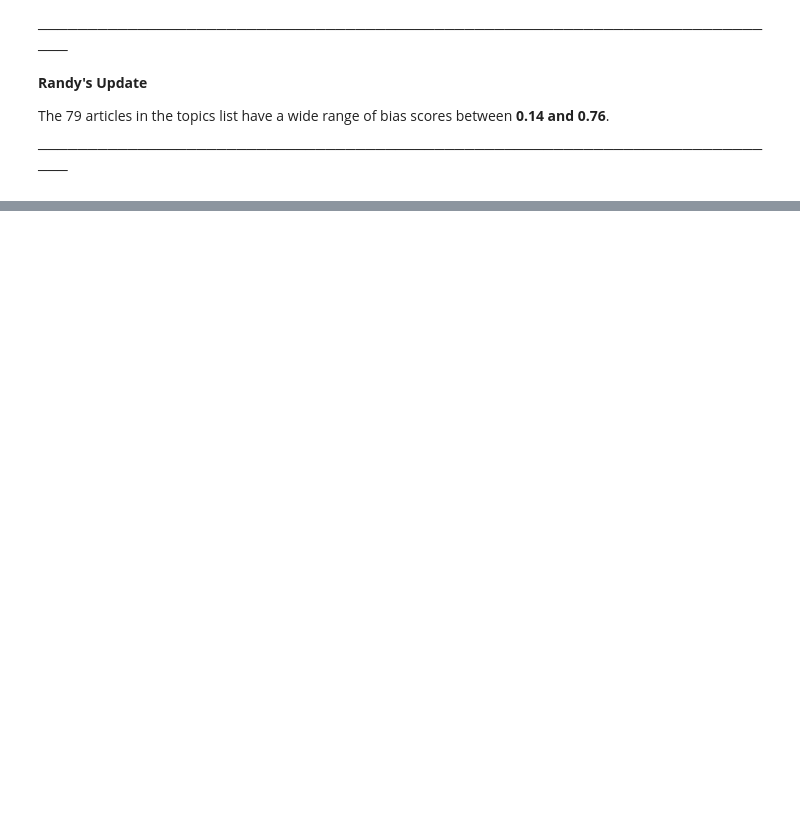
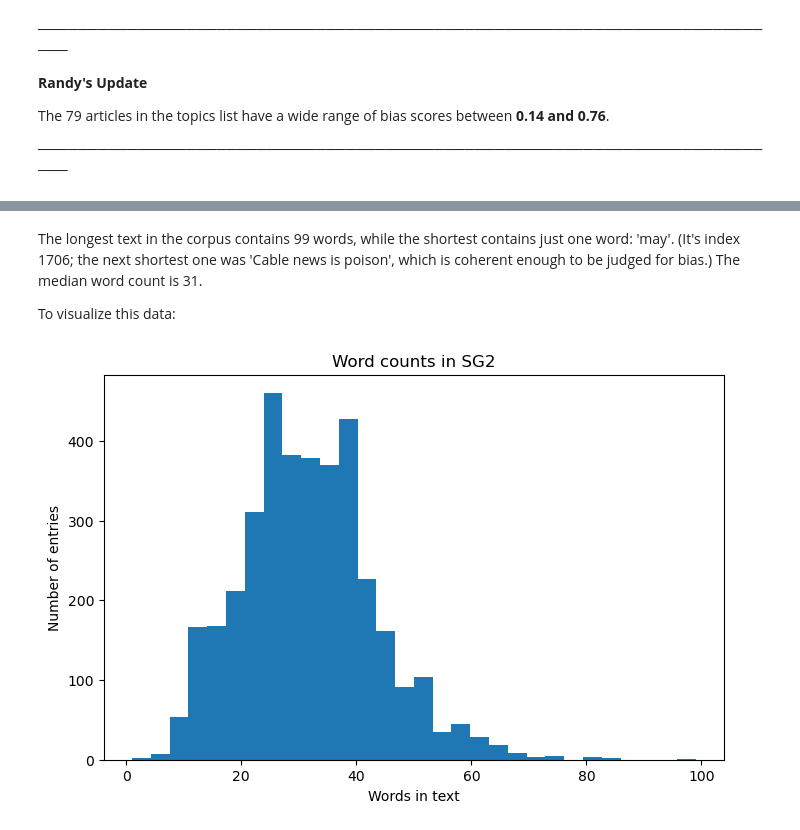
Before and after one commit to kenklabnik/wikipedia-bias-detection, a Jupyter notebook: notebooks/randy_bias_analysis.ipynb, the cells around one changed output, grey strips where cells are left out. Cells and saved outputs as stored; diff of their text form; code cells hidden in the pictures; blank space fills up the shorter version.

```diff
--- a/notebooks/randy_bias_analysis.ipynb
+++ b/notebooks/randy_bias_analysis.ipynb
@@ -777,0 +808,11 @@ The 79 articles in the topics list have a wide range of bias scores between **0.
+# %% [markdown]
+The longest text in the corpus contains 99 words, while the shortest contains just one word: 'may'. (It's index 1706; the next shortest one was 'Cable news is poison', which is coherent enough to be judged for bias.) The median word count is 31.
+
+To visualize this data:
+# %%
+df_sg2['text'].str.lower().str.split().str.len().plot(title='Word counts in SG2', kind='hist', bins=30, figsize=[8, 5],
+                                                      xlabel='Words in text', ylabel='Number of entries')
+
+plt.show()
+# %% [output]
+[figure, added]
```
Also changed, not shown: parts of 96 cells of this notebook.
